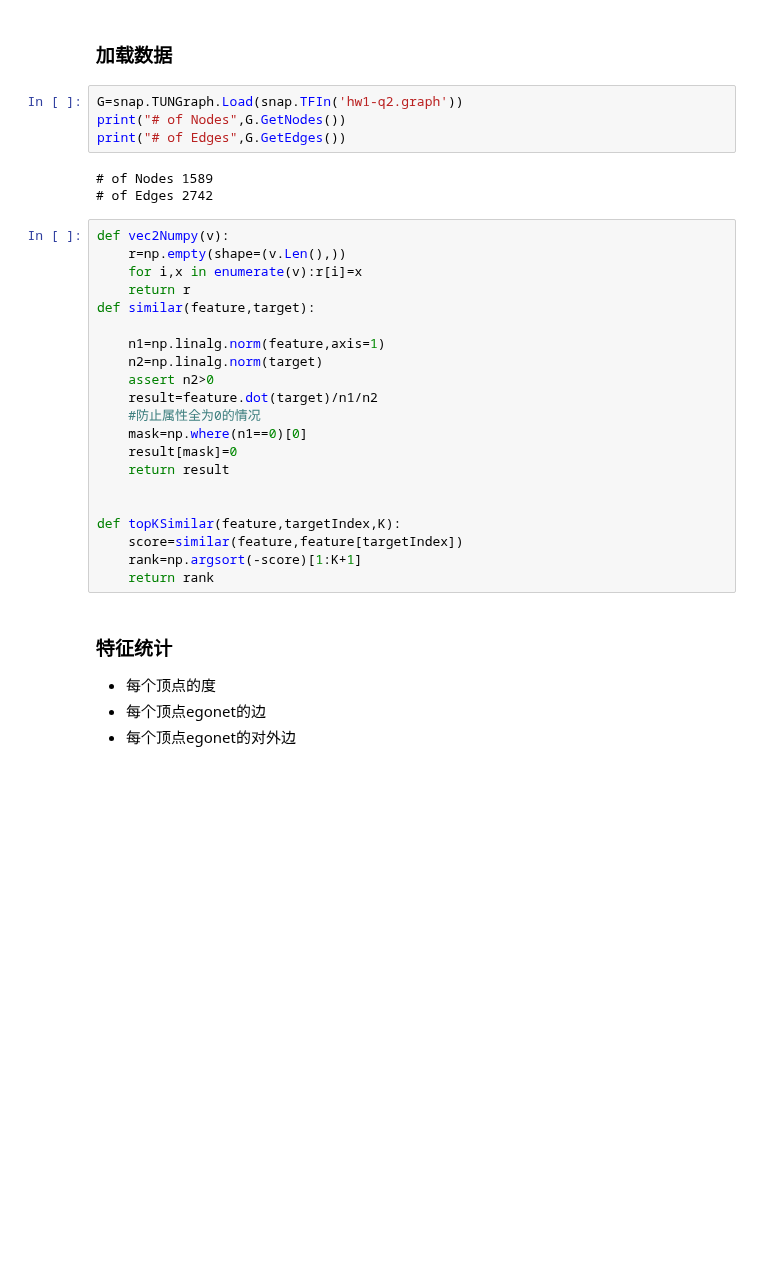
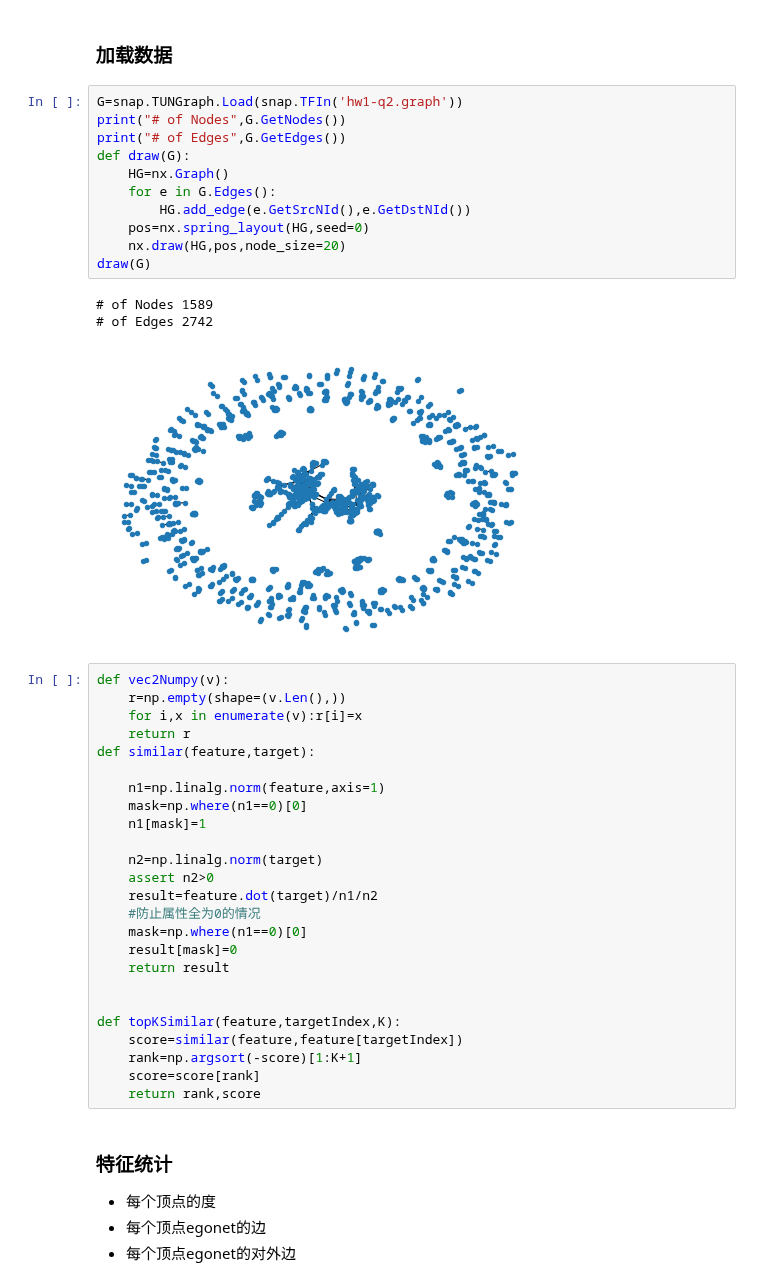
Before and after one commit to mckjzhangxk/deepAI, a Jupyter notebook: cs224w/hw1-bundle/q2.ipynb, the cells around one changed output. Saved outputs shown, nothing was run; the diff lists cells and outputs as text; blank space fills up the shorter version.

```diff
--- a/cs224w/hw1-bundle/q2.ipynb
+++ b/cs224w/hw1-bundle/q2.ipynb
@@ -9,10 +9,18 @@ import networkx as nx
 # %%
 G=snap.TUNGraph.Load(snap.TFIn('hw1-q2.graph'))
 print("# of Nodes",G.GetNodes())
 print("# of Edges",G.GetEdges())
+def draw(G):
+    HG=nx.Graph()
+    for e in G.Edges():
+        HG.add_edge(e.GetSrcNId(),e.GetDstNId())
+    pos=nx.spring_layout(HG,seed=0)
+    nx.draw(HG,pos,node_size=20)
+draw(G)
 # %% [output]
 # of Nodes 1589
 # of Edges 2742
+[figure, added]
 # %%
 def vec2Numpy(v):
     r=np.empty(shape=(v.Len(),))
@@ -21,6 +29,9 @@ def vec2Numpy(v):
 def similar(feature,target):
 
     n1=np.linalg.norm(feature,axis=1)
+    mask=np.where(n1==0)[0]
+    n1[mask]=1
+
     n2=np.linalg.norm(target)
     assert n2>0
     result=feature.dot(target)/n1/n2
@@ -33,7 +44,8 @@ def similar(feature,target):
 def topKSimilar(feature,targetIndex,K):
     score=similar(feature,feature[targetIndex])
     rank=np.argsort(-score)[1:K+1]
-    return rank
+    score=score[rank]
+    return rank,score
 # %% [markdown]
 ### 特征统计
 * 每个顶点的度
```
Also changed, not shown: parts of 30 cells of this notebook, 1 other file.
